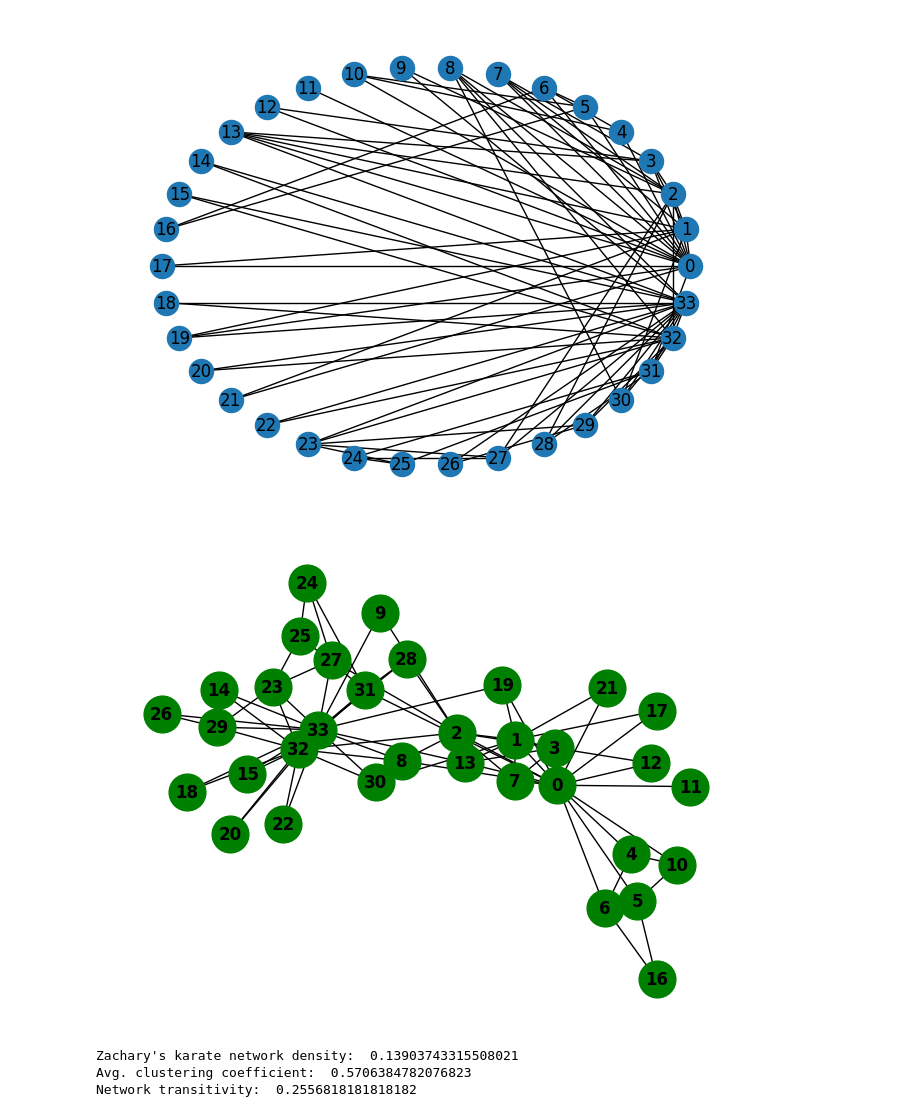
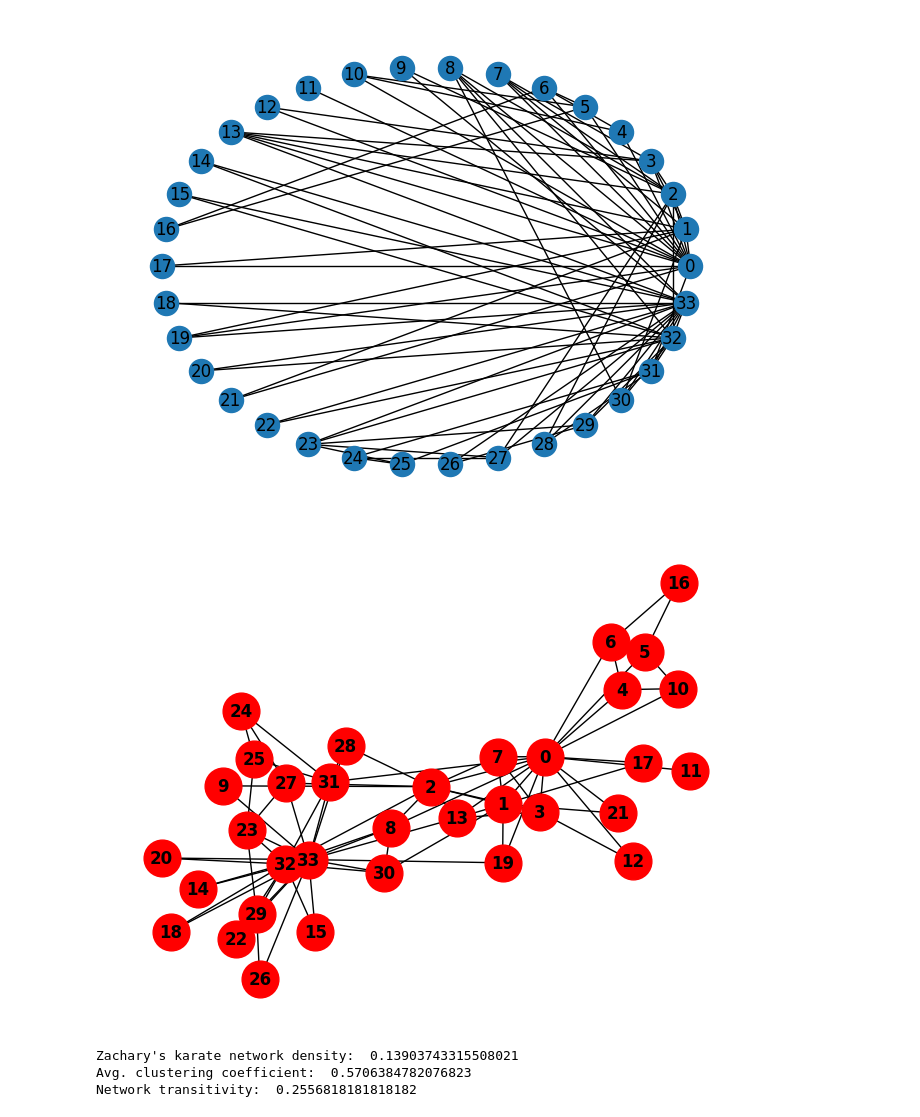
Before and after one commit to Prajaktahz/ML-Practice-Uni, a Jupyter notebook: Week_5_Python_&_NetworkX.ipynb, the cells around one changed output. Cells and saved outputs as stored; diff of their text form; code cells hidden in the pictures.

```diff
--- a/Week_5_Python_&_NetworkX.ipynb
+++ b/Week_5_Python_&_NetworkX.ipynb
@@ -303,9 +303,9 @@ Node Degree
 [figure]
 # %%
 ##-- Task 1: Use a force-directed layout to draw Zachary's network. Experiment with different node size and colours to get a sense of network dynamics.
-nx.draw(G_karate, nx.spring_layout(G_karate, scale=2), with_labels=True, font_weight='bold', node_size=700, node_color='green')
+nx.draw(G_karate, nx.spring_layout(G_karate, scale=2), with_labels=True, font_weight='bold', node_size=700, node_color='red')
 # %% [output]
-[figure, old version]
+[figure, new version]
 # %%
 ##-- Task 2: Start computing global network characteristics
 
```
Also changed, not shown: parts of 4 cells of this notebook.
